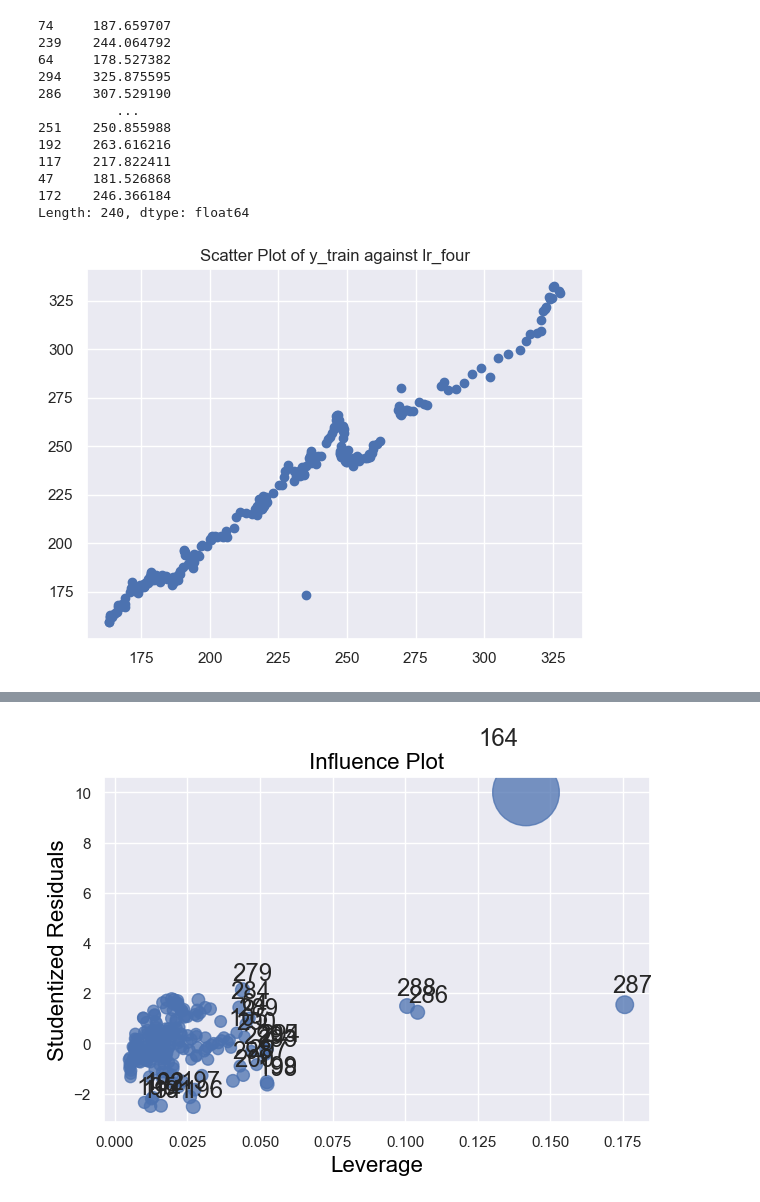
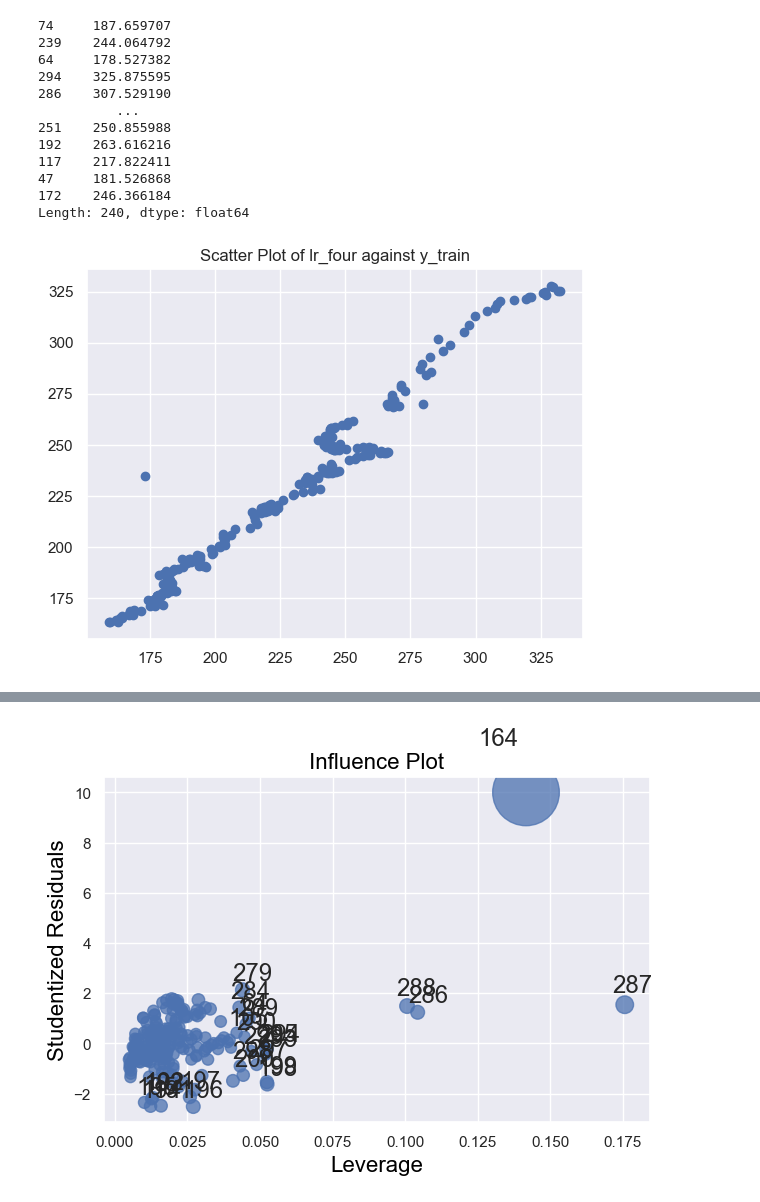
Before and after one commit to matthewjchin/grocerypriceanalysis, a Jupyter notebook: fred_groceries_lin_reg.ipynb, the cells around one changed output, grey strips where cells are left out. Saved outputs shown, nothing was run; the diff lists cells and outputs as text; code cells hidden in the pictures.

```diff
--- a/fred_groceries_lin_reg.ipynb
+++ b/fred_groceries_lin_reg.ipynb
@@ -513,8 +520,10 @@ lr_four
 172    246.366184
 Length: 240, dtype: float64
 # %%
-plt.scatter(y_train, lr_four)
-plt.title("Scatter Plot of y_train against lr_four")
+# Scatter plot of predicted results against actual CPI values
+
+plt.scatter(lr_four, y_train)
+plt.title("Scatter Plot of lr_four against y_train")
 plt.show()
 # %% [output]
-[figure, old version]
+[figure, new version]
```
Also changed, not shown: parts of 23 cells of this notebook, 1 other file.
